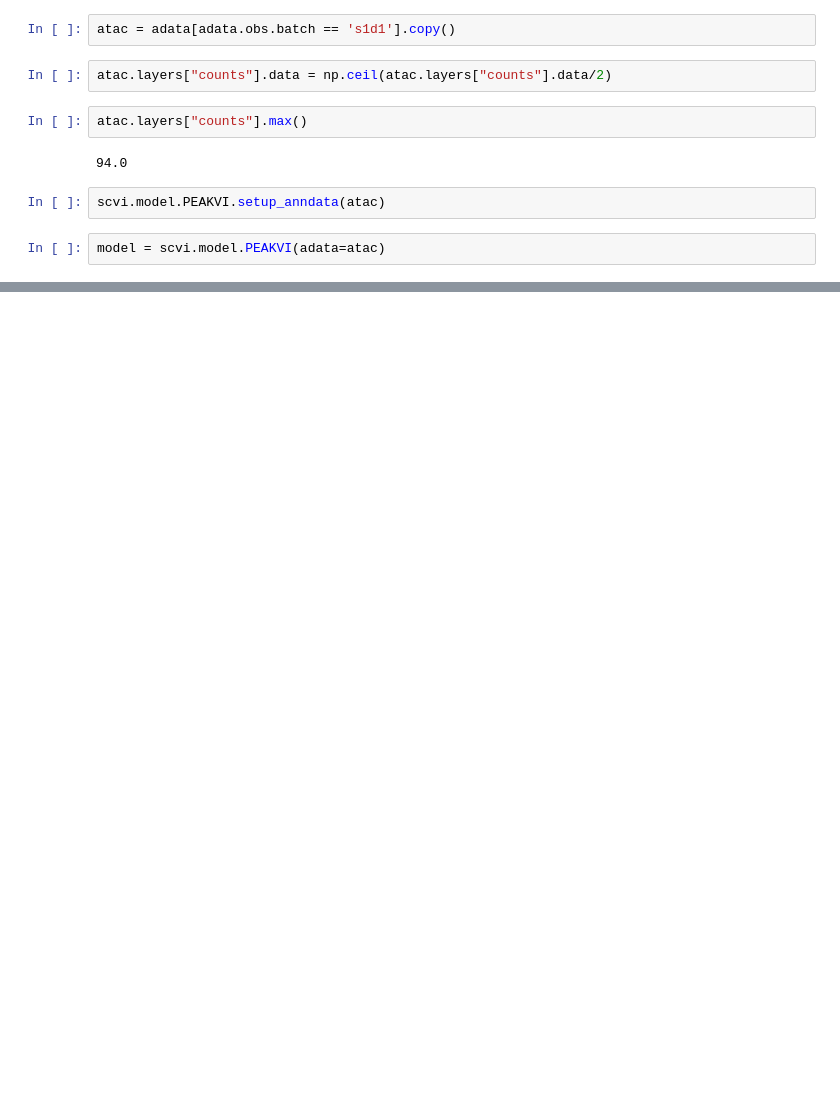
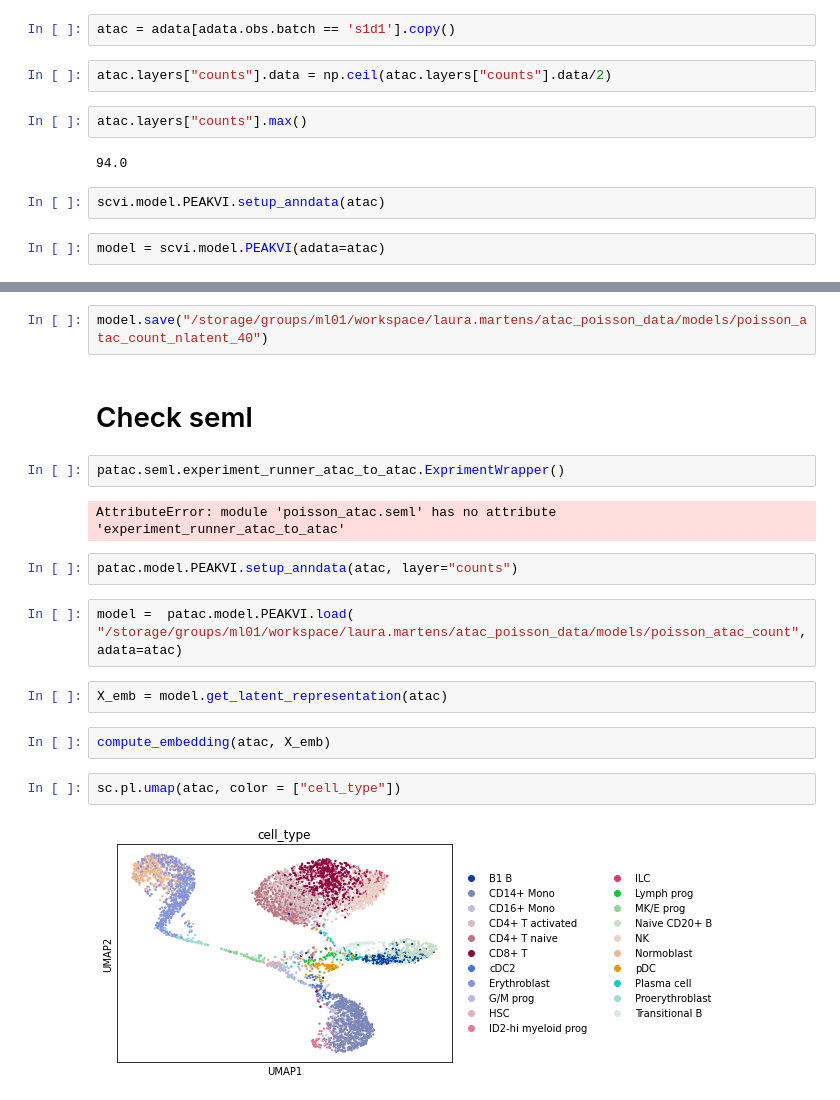
Before and after one commit to theislab/scatac_poisson_reproducibility, a Jupyter notebook: notebooks/scvi.ipynb, the cells around one changed output, grey strips where cells are left out. Cells and saved outputs as stored; diff of their text form; blank space fills up the shorter version.

```diff
--- a/notebooks/scvi.ipynb
+++ b/notebooks/scvi.ipynb
@@ -141,0 +231,20 @@ Set SLURM handle signals.
+# %%
+model.save("/storage/groups/ml01/workspace/laura.martens/atac_poisson_data/models/poisson_atac_count_nlatent_40")
+# %% [markdown]
+# Check seml
+# %%
+patac.seml.experiment_runner_atac_to_atac.ExprimentWrapper()
+# %% [output]
+AttributeError: module 'poisson_atac.seml' has no attribute 'experiment_runner_atac_to_atac'
+# %%
+patac.model.PEAKVI.setup_anndata(atac, layer="counts")
+# %%
+model =  patac.model.PEAKVI.load( "/storage/groups/ml01/workspace/laura.martens/atac_poisson_data/models/poisson_atac_count", adata=atac)
+# %%
+X_emb = model.get_latent_representation(atac)
+# %%
+compute_embedding(atac, X_emb)
+# %%
+sc.pl.umap(atac, color = ["cell_type"])
+# %% [output]
+[figure, added]
```
Also changed, not shown: parts of 34 cells of this notebook, 4 other files.
